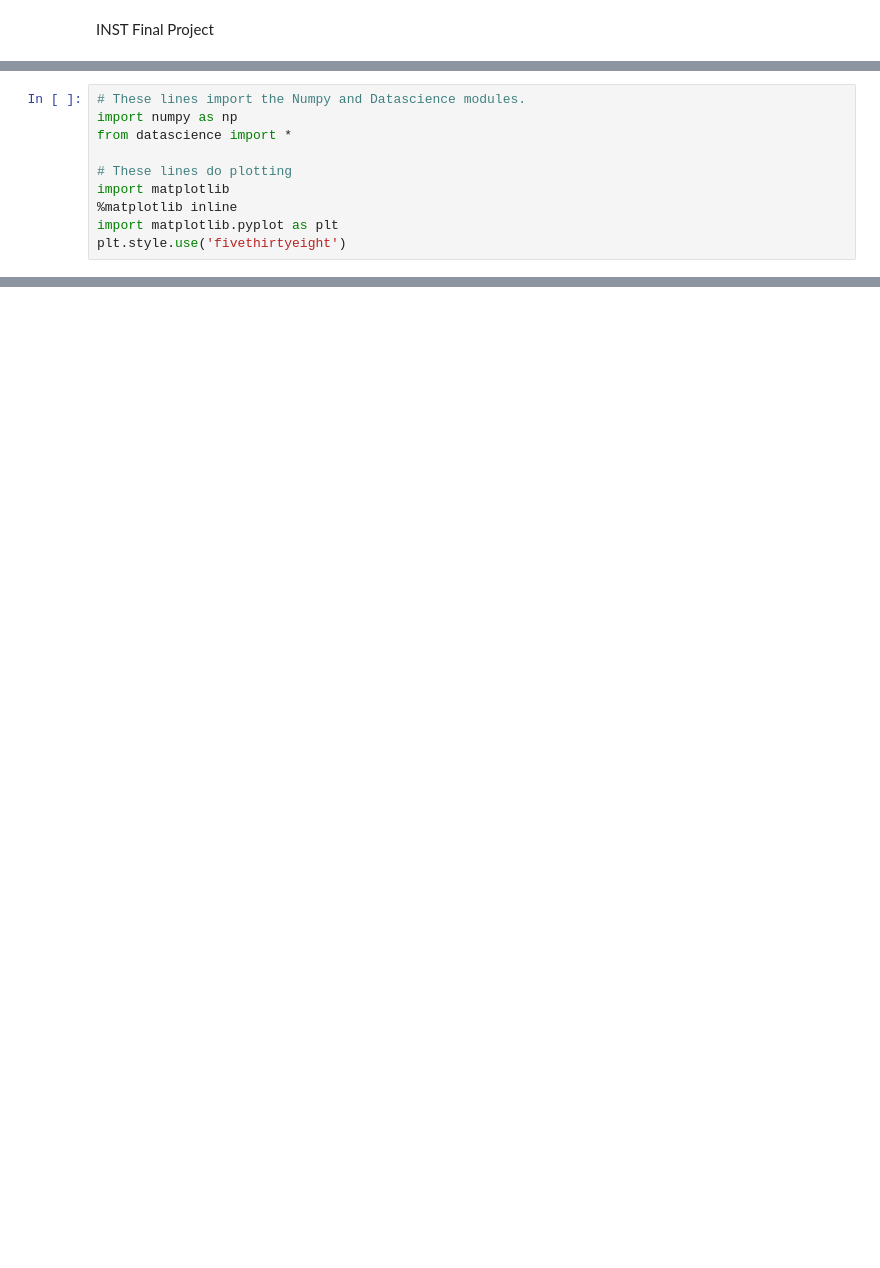
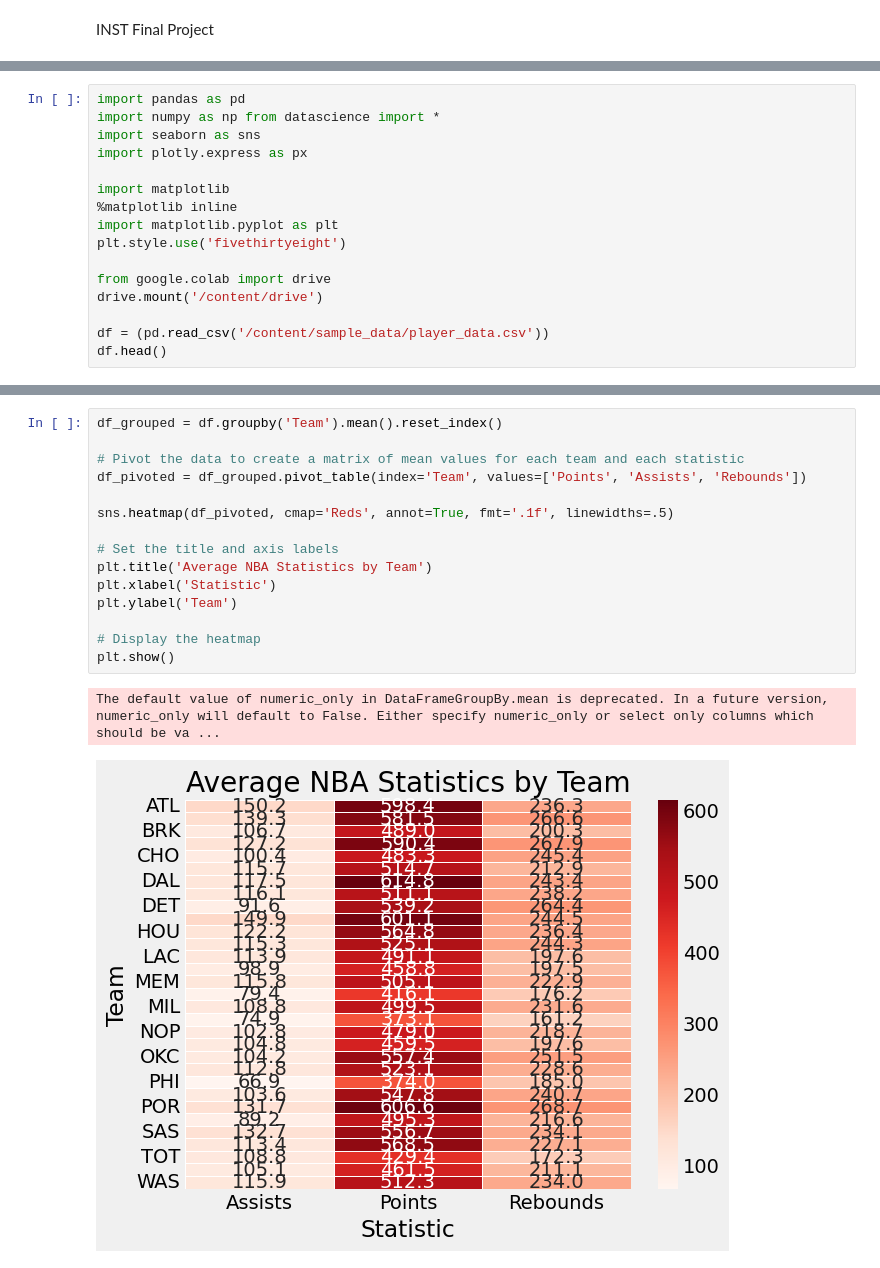
Before and after one commit to architgore/NBA-STATISTICS-DATASCIENCE, a Jupyter notebook: instfinalproject.ipynb, the cells around one changed output, grey strips where cells are left out. Drawn from its saved outputs; the diff is of its cells as text; blank space fills up the shorter version.

```diff
--- a/instfinalproject.ipynb
+++ b/instfinalproject.ipynb
@@ -5,10 +13,16 @@ NBA Basketball Data
 # %%
-# These lines import the Numpy and Datascience modules.
-import numpy as np
-from datascience import *
+import pandas as pd
+import numpy as np from datascience import *
+import seaborn as sns
+import plotly.express as px
 
-# These lines do plotting
 import matplotlib
 %matplotlib inline
 import matplotlib.pyplot as plt
 plt.style.use('fivethirtyeight')
+
+from google.colab import drive
+drive.mount('/content/drive')
+
+df = (pd.read_csv('/content/sample_data/player_data.csv'))
+df.head()
@@ -56,0 +128,18 @@ nba_data.hist('Value', bins = 10, range = make_array(0,0.0015))
+# %%
+df_grouped = df.groupby('Team').mean().reset_index()
+
+# Pivot the data to create a matrix of mean values for each team and each statistic
+df_pivoted = df_grouped.pivot_table(index='Team', values=['Points', 'Assists', 'Rebounds'])
+
+sns.heatmap(df_pivoted, cmap='Reds', annot=True, fmt='.1f', linewidths=.5)
+
+# Set the title and axis labels
+plt.title('Average NBA Statistics by Team')
+plt.xlabel('Statistic')
+plt.ylabel('Team')
+
+# Display the heatmap
+plt.show()
+# %% [output]
+The default value of numeric_only in DataFrameGroupBy.mean is deprecated. In a future version, numeric_only will default to False. Either specify numeric_only or select only columns which should be va ...
+[figure, added]
```
Also changed, not shown: parts of 18 cells of this notebook.
